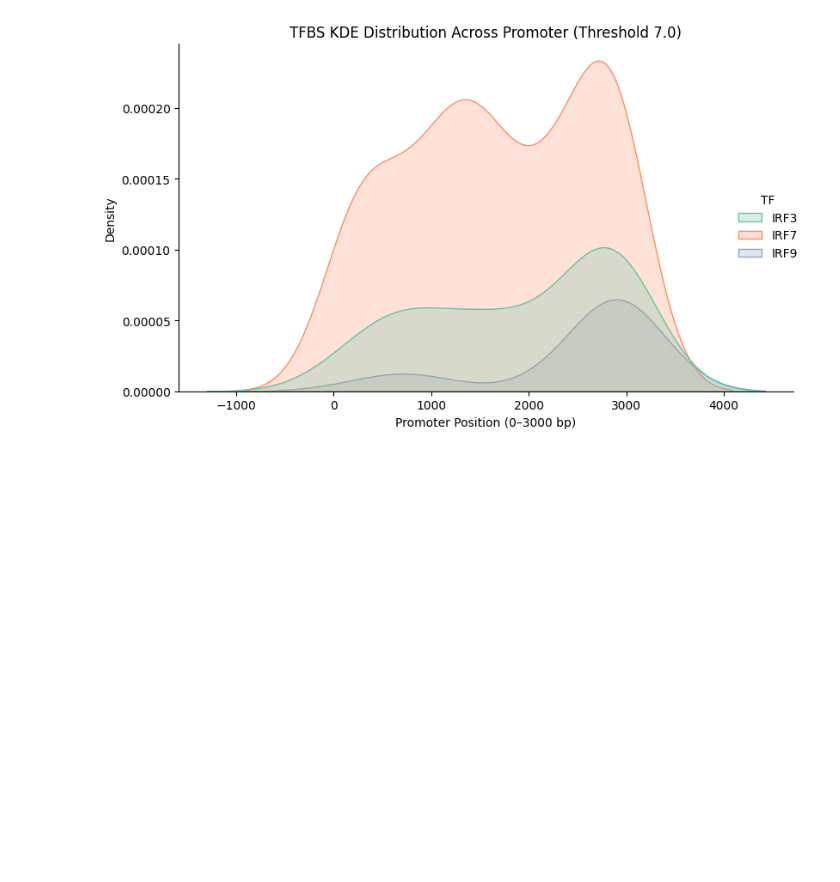
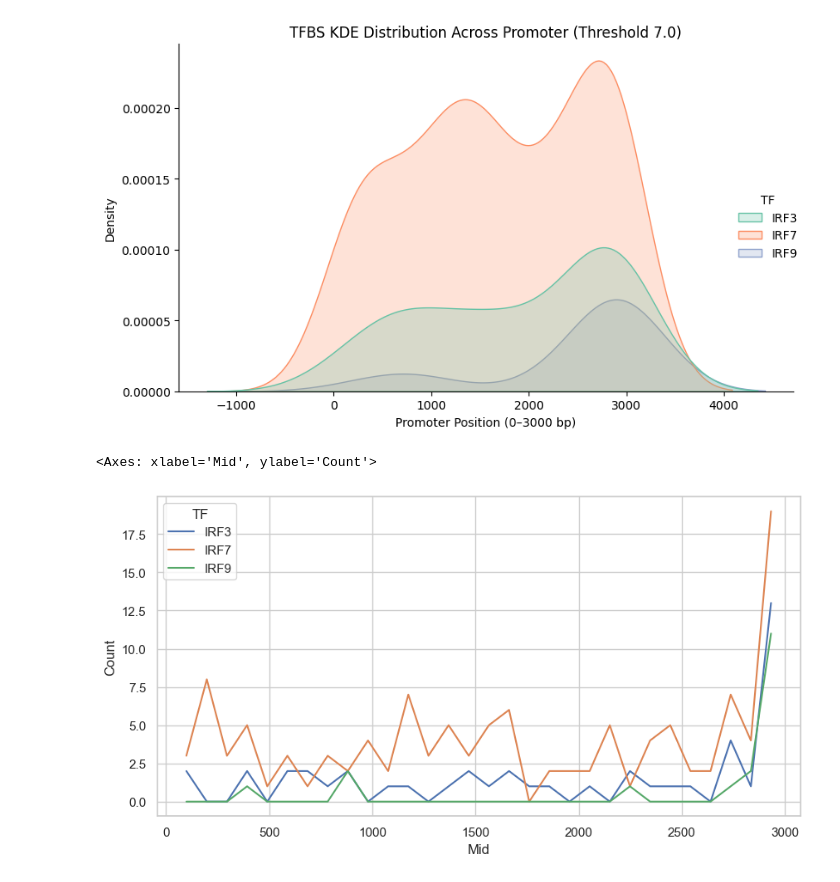
Before and after one commit to Emily3005250/TFBS-explorer, a Jupyter notebook: scripts/TFBS_explorer_human.ipynb, the cells around one changed output. Cells and saved outputs as stored; diff of their text form; code cells hidden in the pictures; blank space fills up the shorter version.

```diff
--- a/scripts/TFBS_explorer_human.ipynb
+++ b/scripts/TFBS_explorer_human.ipynb
@@ -527,3 +612,26 @@ plt.tight_layout()
 plt.show()
 # %% [output]
 [figure]
+# %%
+import pandas as pd
+import seaborn as sns
+import matplotlib.pyplot as plt
+sns.set_theme(style='whitegrid')
+
+# Load data
+df = pd.read_csv("/Users/sang/bioinformatics_msc_project_2025/TFBS-explorer-4/outputs/positive/motif_scan_positive_threshold_7.0.csv")
+
+# Bin the 'Start' position into 30 equal bins from 0–3000 bp
+df["bin"] = pd.cut(df["Start"], bins=30)
+
+# Count number of hits per bin per TF
+binned = df.groupby(["TF", "bin"]).size().reset_index(name="Count")
+
+# Compute bin midpoints to use for x-axis
+binned["Mid"] = binned["bin"].apply(lambda x: x.mid)
+
+plt.figure(figsize=(10, 5))
+sns.lineplot(data=binned, x='Mid', y='Count', hue='TF', markers='o')
+# %% [output]
+<Axes: xlabel='Mid', ylabel='Count'>
+[figure, added]
```
Also changed, not shown: parts of 6 cells of this notebook, 1 other file.
